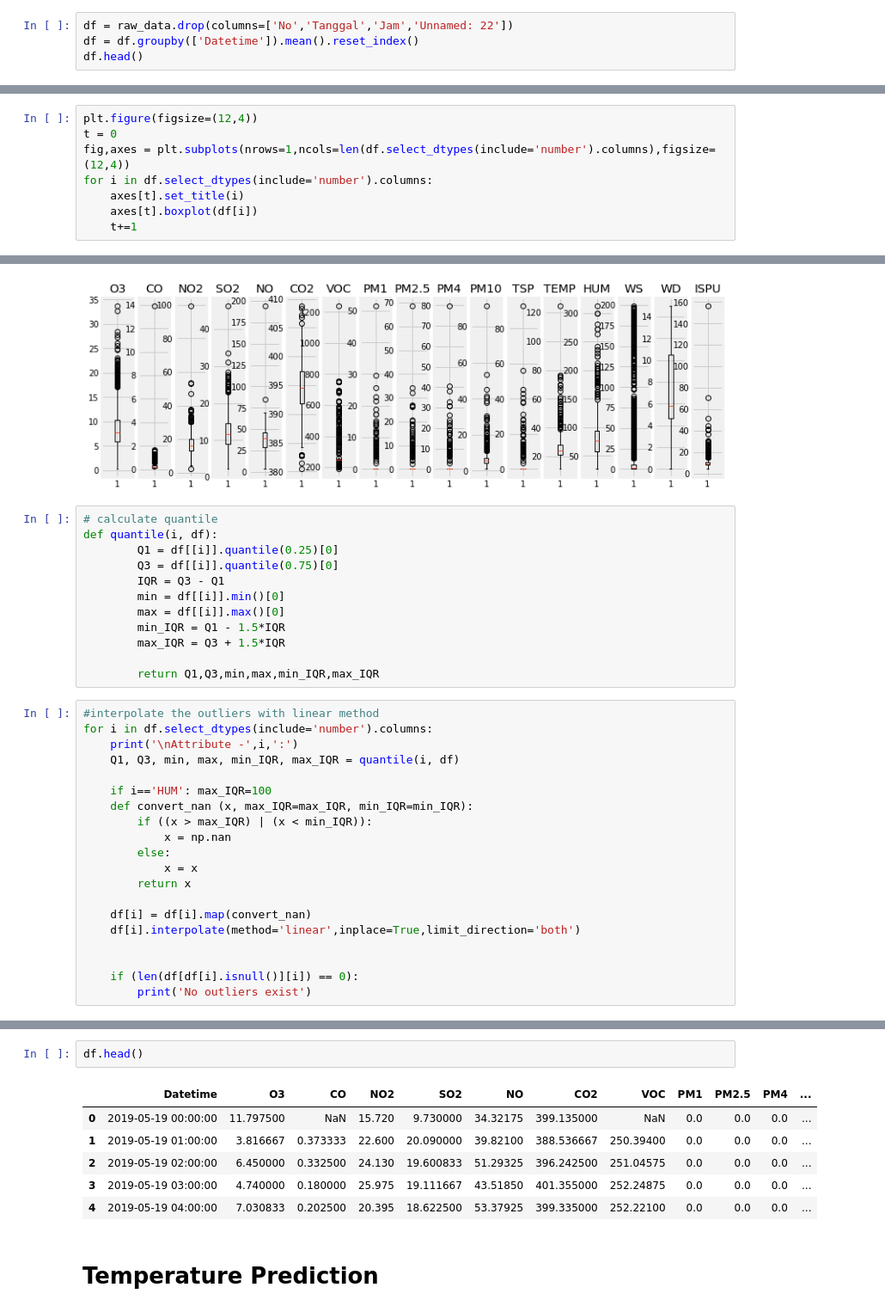
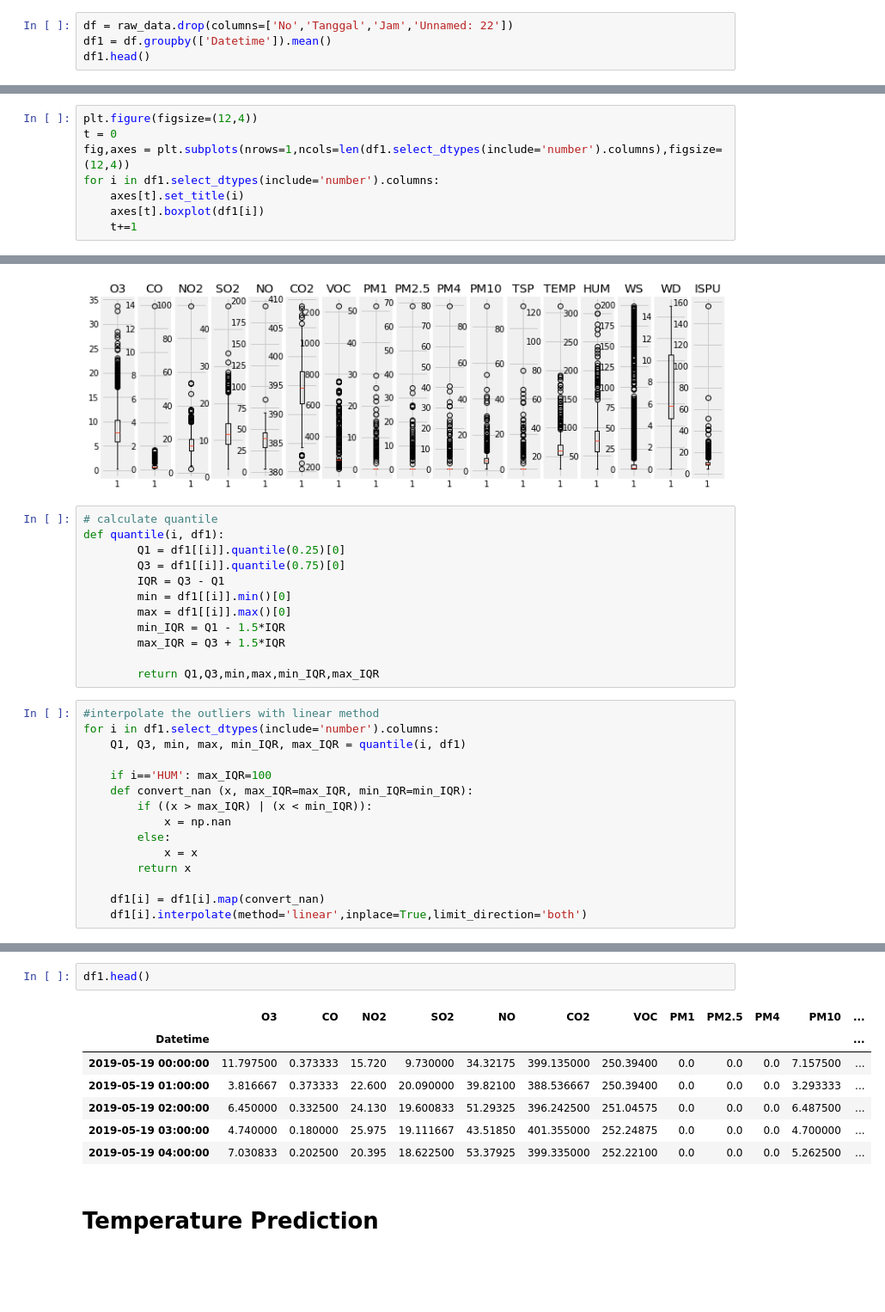
Before and after one commit to dnmquan1110/BanDung_AirQuaility_Prediction, a Jupyter notebook: air_quality.ipynb, the cells around one changed output, grey strips where cells are left out. Shown at 86% size. Saved outputs shown, nothing was run; the diff lists cells and outputs as text; blank space fills up the shorter version.

```diff
--- a/air_quality.ipynb
+++ b/air_quality.ipynb
@@ -89,6 +89,6 @@ Index(['No', 'Profile', 'Datetime', 'Tanggal', 'Jam', 'O3', 'CO', 'NO2', 'SO2',
       dtype='object')
 # %%
 df = raw_data.drop(columns=['No','Tanggal','Jam','Unnamed: 22'])
-df = df.groupby(['Datetime']).mean().reset_index()
-df.head()
+df1 = df.groupby(['Datetime']).mean()
+df1.head()
 # %% [output]
@@ -113,31 +114,30 @@ df.describe()
 # %%
 plt.figure(figsize=(12,4))
 t = 0
-fig,axes = plt.subplots(nrows=1,ncols=len(df.select_dtypes(include='number').columns),figsize=(12,4))
-for i in df.select_dtypes(include='number').columns:
+fig,axes = plt.subplots(nrows=1,ncols=len(df1.select_dtypes(include='number').columns),figsize=(12,4))
+for i in df1.select_dtypes(include='number').columns:
     axes[t].set_title(i)
-    axes[t].boxplot(df[i])
+    axes[t].boxplot(df1[i])
     t+=1
 # %% [output]
 <Figure size 864x288 with 0 Axes>
 [figure]
 # %%
 # calculate quantile
-def quantile(i, df):
-        Q1 = df[[i]].quantile(0.25)[0]
-        Q3 = df[[i]].quantile(0.75)[0]
+def quantile(i, df1):
+        Q1 = df1[[i]].quantile(0.25)[0]
+        Q3 = df1[[i]].quantile(0.75)[0]
         IQR = Q3 - Q1
-        min = df[[i]].min()[0]
-        max = df[[i]].max()[0]
+        min = df1[[i]].min()[0]
+        max = df1[[i]].max()[0]
         min_IQR = Q1 - 1.5*IQR
         max_IQR = Q3 + 1.5*IQR
 
         return Q1,Q3,min,max,min_IQR,max_IQR
 # %%
 #interpolate the outliers with linear method
-for i in df.select_dtypes(include='number').columns:
-    print('\nAttribute -',i,':')
-    Q1, Q3, min, max, min_IQR, max_IQR = quantile(i, df)
+for i in df1.select_dtypes(include='number').columns:
+    Q1, Q3, min, max, min_IQR, max_IQR = quantile(i, df1)
 
     if i=='HUM': max_IQR=100
     def convert_nan (x, max_IQR=max_IQR, min_IQR=min_IQR):
@@ -147,9 +147,5 @@ for i in df.select_dtypes(include='number').columns:
             x = x
         return x
 
-    df[i] = df[i].map(convert_nan)
-    df[i].interpolate(method='linear',inplace=True,limit_direction='both')
-
-
-    if (len(df[df[i].isnull()][i]) == 0):
-        print('No outliers exist')
+    df1[i] = df1[i].map(convert_nan)
+    df1[i].interpolate(method='linear',inplace=True,limit_direction='both')
@@ -194,12 +172,13 @@ memory usage: 244.4 KB
 # %%
-df.head()
+df1.head()
 # %% [output]
-|  | Datetime | O3 | CO | NO2 | SO2 | NO | CO2 | VOC | PM1 | PM2.5 | PM4 | ... |
-| 0 | 2019-05-19 00:00:00 | 11.797500 | NaN | 15.720 | 9.730000 | 34.32175 | 399.135000 | NaN | 0.0 | 0.0 | 0.0 | ... |
-| 1 | 2019-05-19 01:00:00 | 3.816667 | 0.373333 | 22.600 | 20.090000 | 39.82100 | 388.536667 | 250.39400 | 0.0 | 0.0 | 0.0 | ... |
-| 2 | 2019-05-19 02:00:00 | 6.450000 | 0.332500 | 24.130 | 19.600833 | 51.29325 | 396.242500 | 251.04575 | 0.0 | 0.0 | 0.0 | ... |
-| 3 | 2019-05-19 03:00:00 | 4.740000 | 0.180000 | 25.975 | 19.111667 | 43.51850 | 401.355000 | 252.24875 | 0.0 | 0.0 | 0.0 | ... |
-| 4 | 2019-05-19 04:00:00 | 7.030833 | 0.202500 | 20.395 | 18.622500 | 53.37925 | 399.335000 | 252.22100 | 0.0 | 0.0 | 0.0 | ... |
+|  | O3 | CO | NO2 | SO2 | NO | CO2 | VOC | PM1 | PM2.5 | PM4 | PM10 | ... |
+| Datetime |  |  |  |  |  |  |  |  |  |  |  | ... |
+| 2019-05-19 00:00:00 | 11.797500 | 0.373333 | 15.720 | 9.730000 | 34.32175 | 399.135000 | 250.39400 | 0.0 | 0.0 | 0.0 | 7.157500 | ... |
+| 2019-05-19 01:00:00 | 3.816667 | 0.373333 | 22.600 | 20.090000 | 39.82100 | 388.536667 | 250.39400 | 0.0 | 0.0 | 0.0 | 3.293333 | ... |
+| 2019-05-19 02:00:00 | 6.450000 | 0.332500 | 24.130 | 19.600833 | 51.29325 | 396.242500 | 251.04575 | 0.0 | 0.0 | 0.0 | 6.487500 | ... |
+| 2019-05-19 03:00:00 | 4.740000 | 0.180000 | 25.975 | 19.111667 | 43.51850 | 401.355000 | 252.24875 | 0.0 | 0.0 | 0.0 | 4.700000 | ... |
+| 2019-05-19 04:00:00 | 7.030833 | 0.202500 | 20.395 | 18.622500 | 53.37925 | 399.335000 | 252.22100 | 0.0 | 0.0 | 0.0 | 5.262500 | ... |
 # %% [markdown]
 # Temperature Prediction
 # %%
```
Also changed, not shown: parts of 36 cells of this notebook.
